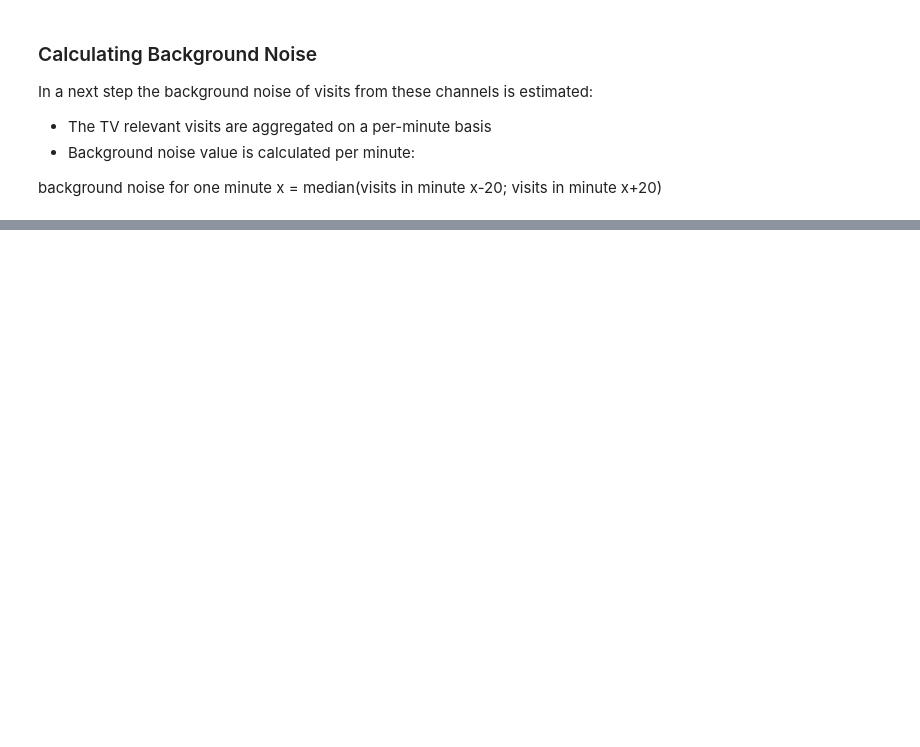
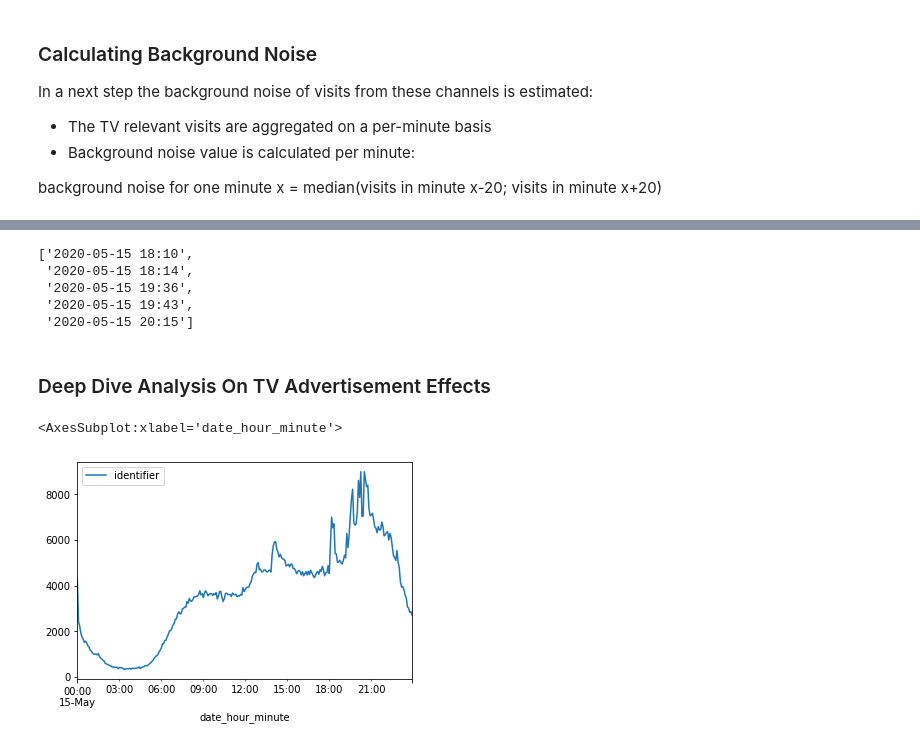
Before and after one commit to ElifKarakutukDinc/e-commerce_tv_spot_attribution_analysis, a Jupyter notebook: EDA.ipynb, the cells around one changed output, grey strips where cells are left out. Cells and saved outputs as stored; diff of their text form; code cells hidden in the pictures; blank space fills up the shorter version.

Commit message:
adding hour analyze by ads

```diff
--- a/EDA.ipynb
+++ b/EDA.ipynb
@@ -160,3 +157,28 @@ tv_show_spot_df.head()
 | 4 | 10001127236681063068_1553644647 | 2020-05-15 20:15:00 | Jack Reacher | 60.0 | 15.0 | 6232.0 | springsummer_outfitfashionA | 15 secs | ... |
 # %%
 ads_start_list = list((tv_show_spot_df["ads_start_time"].dt.strftime("%Y-%m-%d %H:%M")))
+# %%
+ads_start_list
+# %% [output]
+['2020-05-15 18:10',
+ '2020-05-15 18:14',
+ '2020-05-15 19:36',
+ '2020-05-15 19:43',
+ '2020-05-15 20:15']
+# %% [markdown]
+### Deep Dive Analysis On TV Advertisement Effects
+# %%
+sessions_final_df_reporting = pd.read_csv("case_may_2020_sessions_final.csv")
+sessions_final_df_reporting_df = (
+    sessions_final_df_reporting.groupby(by=["date_hour_minute"])["identifier"]
+    .count()
+    .reset_index()
+)
+sessions_final_df_reporting_df["date_hour_minute"] = pd.to_datetime(
+    sessions_final_df_reporting_df["date_hour_minute"]
+)
+sessions_final_df_reporting_df.set_index("date_hour_minute", inplace=True)
+sessions_final_df_reporting_df.resample("5T").apply(sum).plot()
+# %% [output]
+<AxesSubplot:xlabel='date_hour_minute'>
+[figure, added]
```
Also changed, not shown: parts of 3 cells of this notebook.
